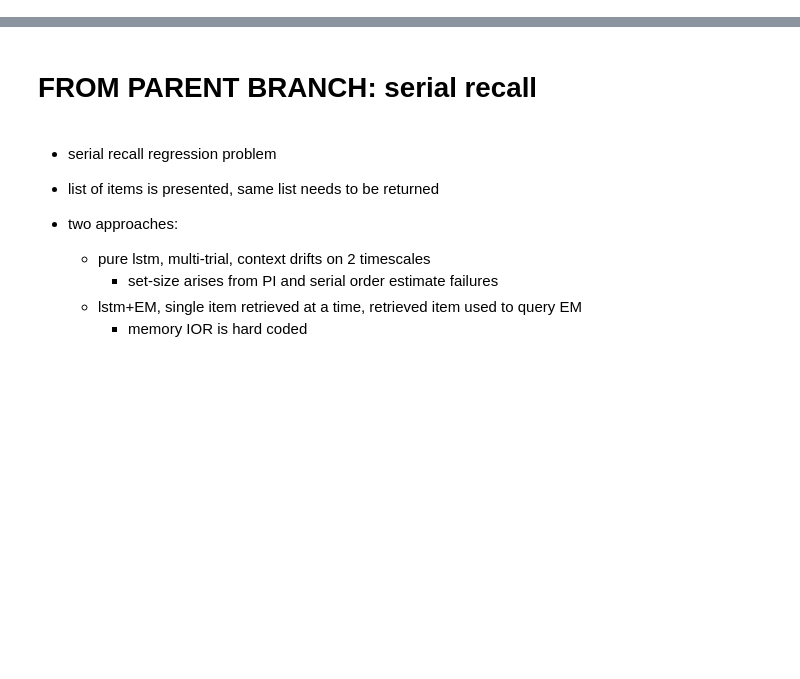
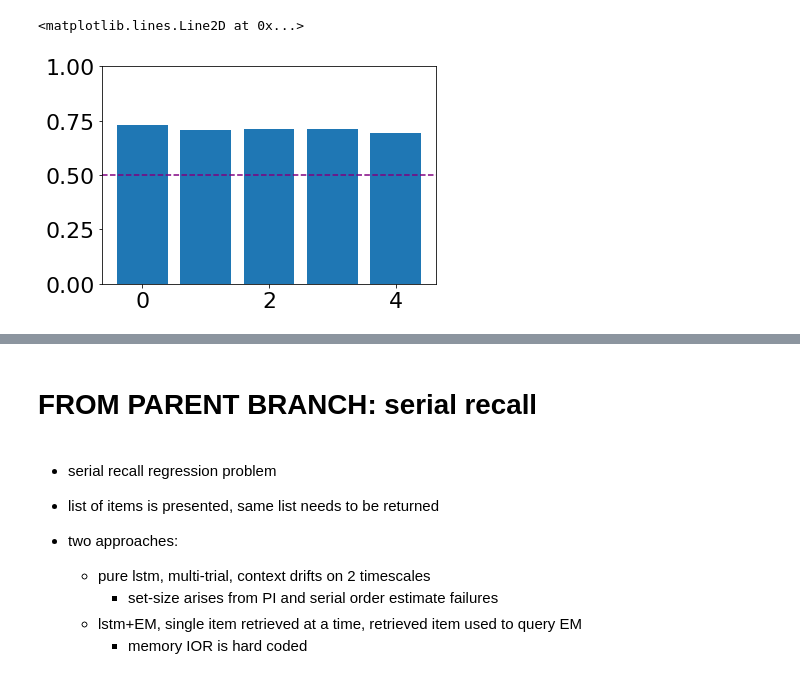
Before and after one commit to andrebeu/nback, a Jupyter notebook: pure EM - item recognition.ipynb, the cells around one changed output, grey strips where cells are left out. Saved outputs shown, nothing was run; the diff lists cells and outputs as text; code cells hidden in the pictures; blank space fills up the shorter version.

```diff
--- a/pure EM - item recognition.ipynb
+++ b/pure EM - item recognition.ipynb
@@ -35,0 +81,11 @@ plt.scatter(c[:,0],c[:,1])
+# %%
+neps_ev = 1000
+ev_loss,ev_score = run_model(net,task,neps_ev,ntrials,setsize,training=False,verb=False)
+# %%
+M = ev_score.mean(0)
+plt.bar(range(ntrials),M)
+plt.ylim(0,1)
+plt.axhline(0.5,c='purple',ls='--')
+# %% [output]
+<matplotlib.lines.Line2D at 0x...>
+[figure, added]
```
Also changed, not shown: parts of 9 cells of this notebook, 3 other files.
